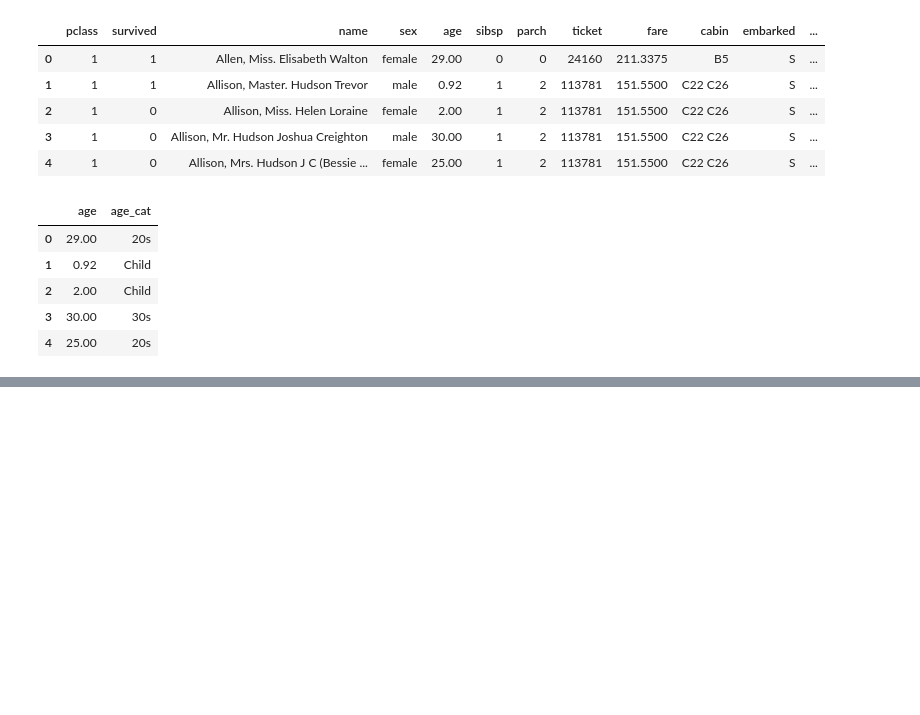
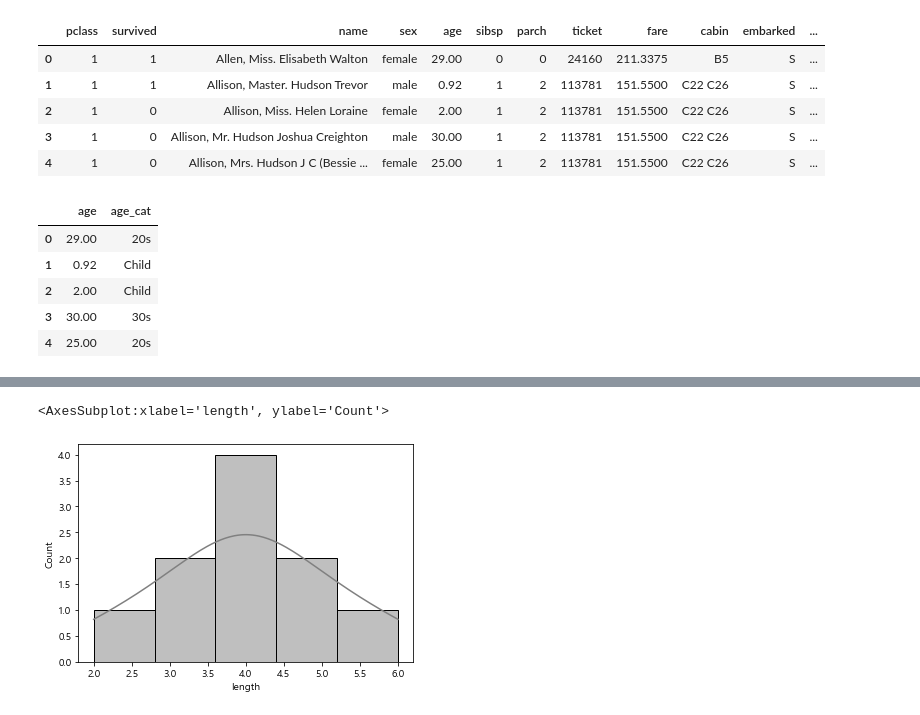
Before and after one commit to HyeonuJeong/Mycakd5, a Jupyter notebook: m2_분석라이브러리활용/visualization/시각화 기초.ipynb, the cells around one changed output, grey strips where cells are left out. Drawn from its saved outputs; the diff is of its cells as text; code cells hidden in the pictures; blank space fills up the shorter version.

```diff
--- a/m2_분석라이브러리활용/visualization/시각화 기초.ipynb
+++ b/m2_분석라이브러리활용/visualization/시각화 기초.ipynb
@@ -447,0 +444,12 @@ Child       216        50   330.17    135    114  2403.4248     4.0     82
+# %%
+# 물고기 종류별 몸길이 데이터
+import seaborn as sns
+
+df = pd.read_csv('dataset/4_fm2.csv')
+# 종류별 몸길이 데이터 추출
+length_a = df.query('species=="A"')['length']
+length_b = df.query('species=="B"')['length']
+sns.histplot(length_a,color='gray',kde=True)
+# %% [output]
+<AxesSubplot:xlabel='length', ylabel='Count'>
+[figure, added]
```
Also changed, not shown: parts of 28 cells of this notebook, 22 other files.
